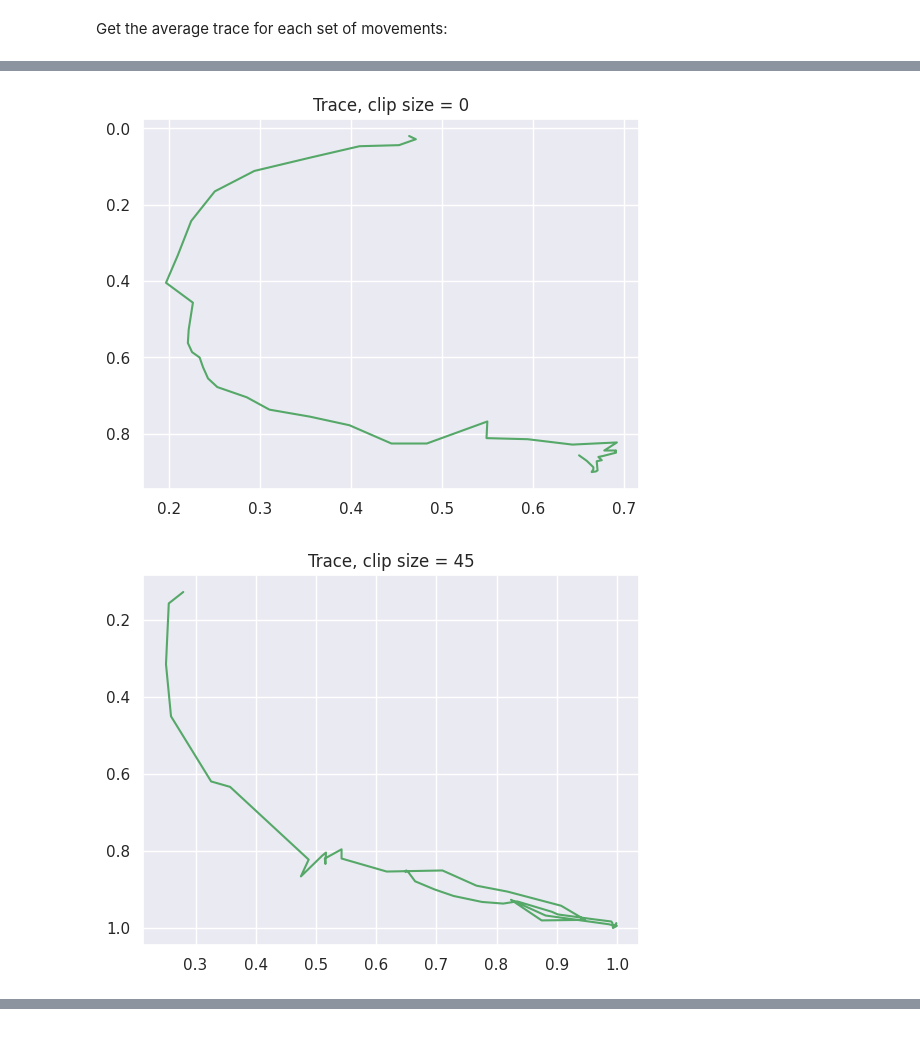
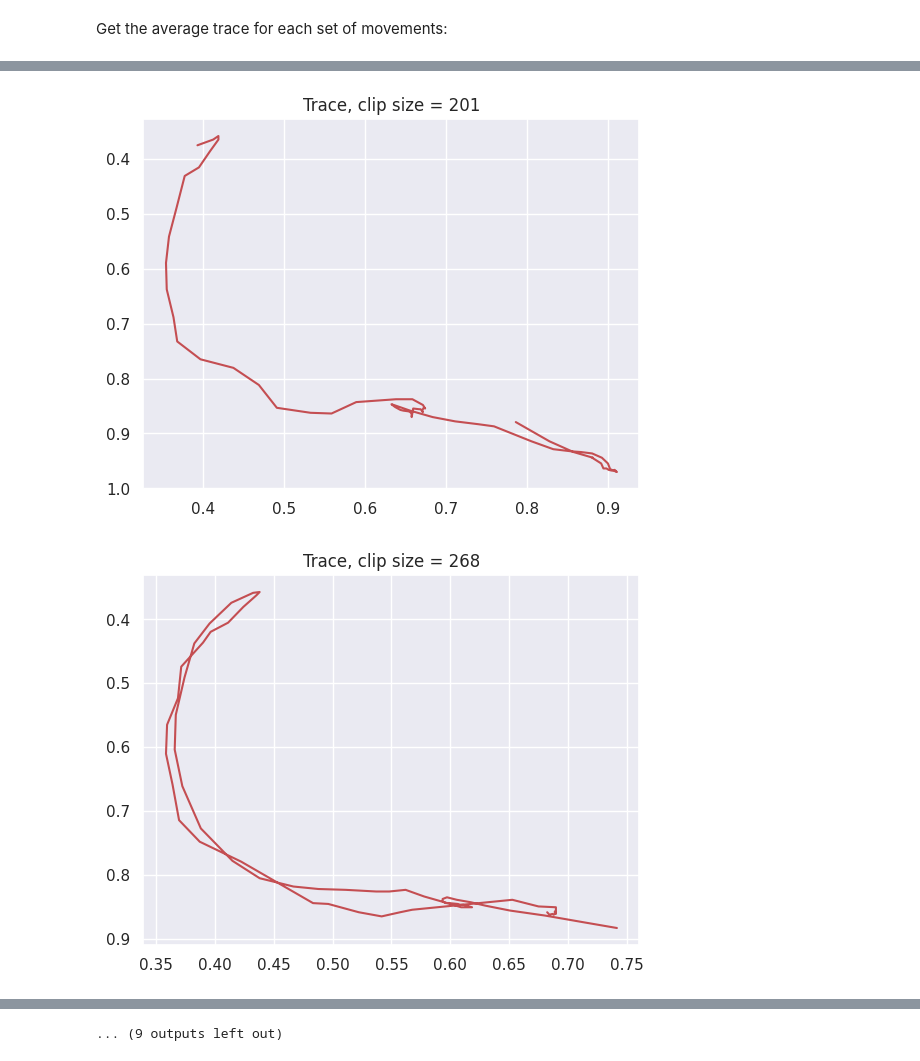
Before and after one commit to EnkrateiaLucca/pose_tracking_jiu_jitsu, a Jupyter notebook: pose_jiu_code.ipynb, the cells around one changed output, grey strips where cells are left out. Drawn from its saved outputs; the diff is of its cells as text; code cells hidden in the pictures.

```diff
--- a/pose_jiu_code.ipynb
+++ b/pose_jiu_code.ipynb
@@ -173,6 +125,7 @@ create_joint_trace_video(VIDEO_PATH,31, color_rgb=(255,0,0))
 # %% [markdown]
 Realtime updating line plot of the x,y,z coordinates of the body parts.
 # %%
+VIDEO_PATH = "./videos/clip_training_session_1.mp4"
 # Initialize MediaPipe Pose model
 body_part_index = 32
 pose = mp_pose.Pose(static_image_mode=False, min_detection_confidence=0.5, min_tracking_confidence=0.5)
@@ -217,9 +170,9 @@ while True:
         x, y, z = results.pose_landmarks.landmark[body_part_index].x, results.pose_landmarks.landmark[body_part_index].y, results.pose_landmarks.landmark[body_part_index].z
 
         # Append the x, y, z values to the corresponding lists
-        #x_vals.append(x)
+        x_vals.append(x)
         y_vals.append(y)
-        #z_vals.append(z)
+        z_vals.append(z)
 
         # # Add the (x, y) coordinates to the trace list
         trace.append((int(x * image.shape[1]), int(y * image.shape[0])))
@@ -340,4 +256,4 @@ create_joint_trace_graph(video_path, output_path, body_part_index)
 # %%
-video_path = "./videos/clip_training_session_2.mp4"
+video_path = "./videos/clip_training_session_3.mp4"
 body_part_index = 31
 foot_trace = get_joint_trace_data(video_path, body_part_index)
@@ -347,8 +265,10 @@ body_part_index = 31
 foot_trace_reference = get_joint_trace_data(video_path, body_part_index,xmin=0,ymin=0,xmax=1300)
 # %% [output]
 Ignoring empty camera frame.
+# %%
+#foot_trace_clip = foot_trace[:len(foot_trace_reference)]
+foot_trace_clip = foot_trace
 # %%
-foot_trace_clip = foot_trace[:len(foot_trace_reference)]
 plt.plot(np.array(foot_trace_clip)[:, 0], np.array(foot_trace_clip)[:, 1], color='r')
 plt.gca().invert_yaxis();
 # %% [output]
@@ -413,6 +325,5 @@ Get the average trace for each set of movements:
 # %%
 from pose_tracking_utils import *
 
-find_individual_traces(foot_trace_clip_norm)
-find_individual_traces(foot_trace_reference_norm, window_size=45,color_plot="g")
+find_individual_traces(foot_trace_clip_norm, 67)
 # %% [output]
@@ -422,2 +333,2 @@ find_individual_traces(foot_trace_reference_norm, window_size=45,color_plot="g")
-[figure, old version]
+[figure, new version]
-[figure, old version]
+[figure, new version]
@@ -425,0 +342 @@ find_individual_traces(foot_trace_reference_norm, window_size=45,color_plot="g")
+... (9 outputs left out)
```
Also changed, not shown: parts of 25 cells of this notebook, 4 other files.
